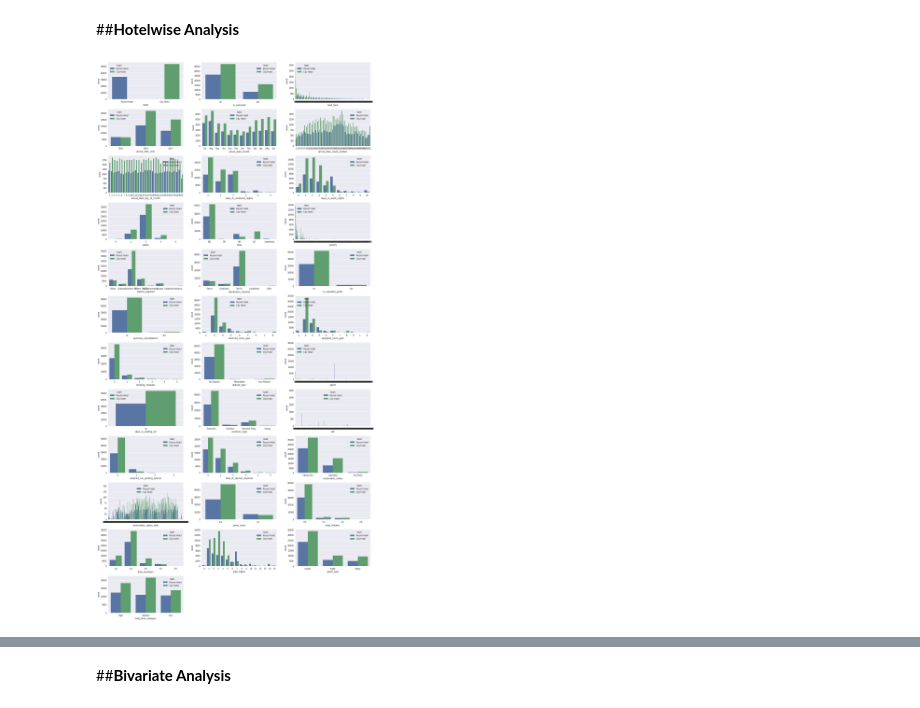
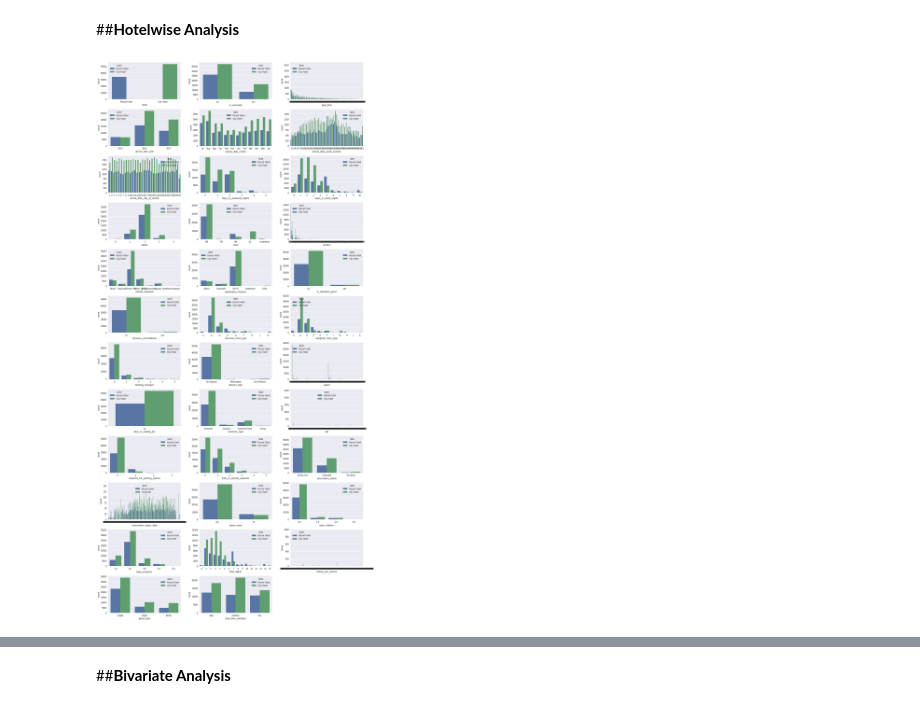
Before and after one commit to dhiru-c/CAPSTONE_PROJECT-HOTEL-BOOKING-ANALYSIS, a Jupyter notebook: Hotel_Booking_Analysis_Capstone_Project.ipynb, the cells around one changed output, grey strips where cells are left out. Cells and saved outputs as stored; diff of their text form; code cells hidden in the pictures.

```diff
--- a/Hotel_Booking_Analysis_Capstone_Project.ipynb
+++ b/Hotel_Booking_Analysis_Capstone_Project.ipynb
@@ -238,6 +242,7 @@ new_df['same_room'] = np.where(new_df['reserved_room_type']==new_df['assigned_ro
 new_df['total_children'] = new_df['children'] + new_df['babies']
 new_df['total_members'] = new_df['total_children'] + new_df['adults']
 new_df["total_nights"] = new_df['stays_in_weekend_nights'] + new_df['stays_in_week_nights']
+new_df['money_per_person']   = new_df['adr'] * new_df['total_nights'] / new_df['total_members']
 new_df['guest_type']= np.where(new_df['total_members']==1,'single',np.where(new_df['total_members']==2,'couple','family'))
 new_df['lead_time_category']= np.where(new_df.lead_time<15,'low',
                               np.where((new_df.lead_time>15)&(new_df.lead_time<90),'medium','high'))
@@ -250,13 +273,9 @@ boolean_features = [i for i in new_df.columns if len(new_df[i].value_counts()) <
 
 # Converting boolean columns from int to object
 new_df[boolean_features] = new_df[boolean_features].replace([0,1],['no','yes'])
-# %%
-# Treating arrival_date_month column for better plot
-new_df['arrival_date_month'] = new_df['arrival_date_month'].replace(
-                                  {'July': 'Jul', 'August': 'Aug', 'September': 'Sep',
-                                  'October': 'Oct', 'November': 'Nov','December': 'Dec',
-                                  'January': 'Jan', 'February': 'Feb', 'March': 'Mar',
-                                  'April': 'Apr', 'May': 'May', 'June': 'Jun'})
+# %%
+# Treating arrival_date_month column for better plot
+new_df['arrival_date_month'] = new_df['arrival_date_month'].apply(lambda x:x[:3])
 # %%
 # Creating a dataframe by slicing the original df where bookings were not cancelled
 df_not_cancelled = new_df[new_df['is_canceled'] == 'no']
@@ -314,12 +351,12 @@ for column in target:
 # %%
 # Hotelwise Comparative Analysis
 n,r = 1,np.ceil(len(new_df.columns)/3)
 plt.figure(figsize=(18,r*3))
 for column in new_df.columns:
   plt.subplot(r,3,n)
   n = n+1
   sns.countplot(new_df[column],x= column, hue=new_df['hotel'])
-  # plt.style.use('seaborn')
+  plt.style.use('fast')
   plt.tight_layout()
 # %% [output]
-[figure, old version]
+[figure, new version]
```
Also changed, not shown: parts of 25 cells of this notebook.
